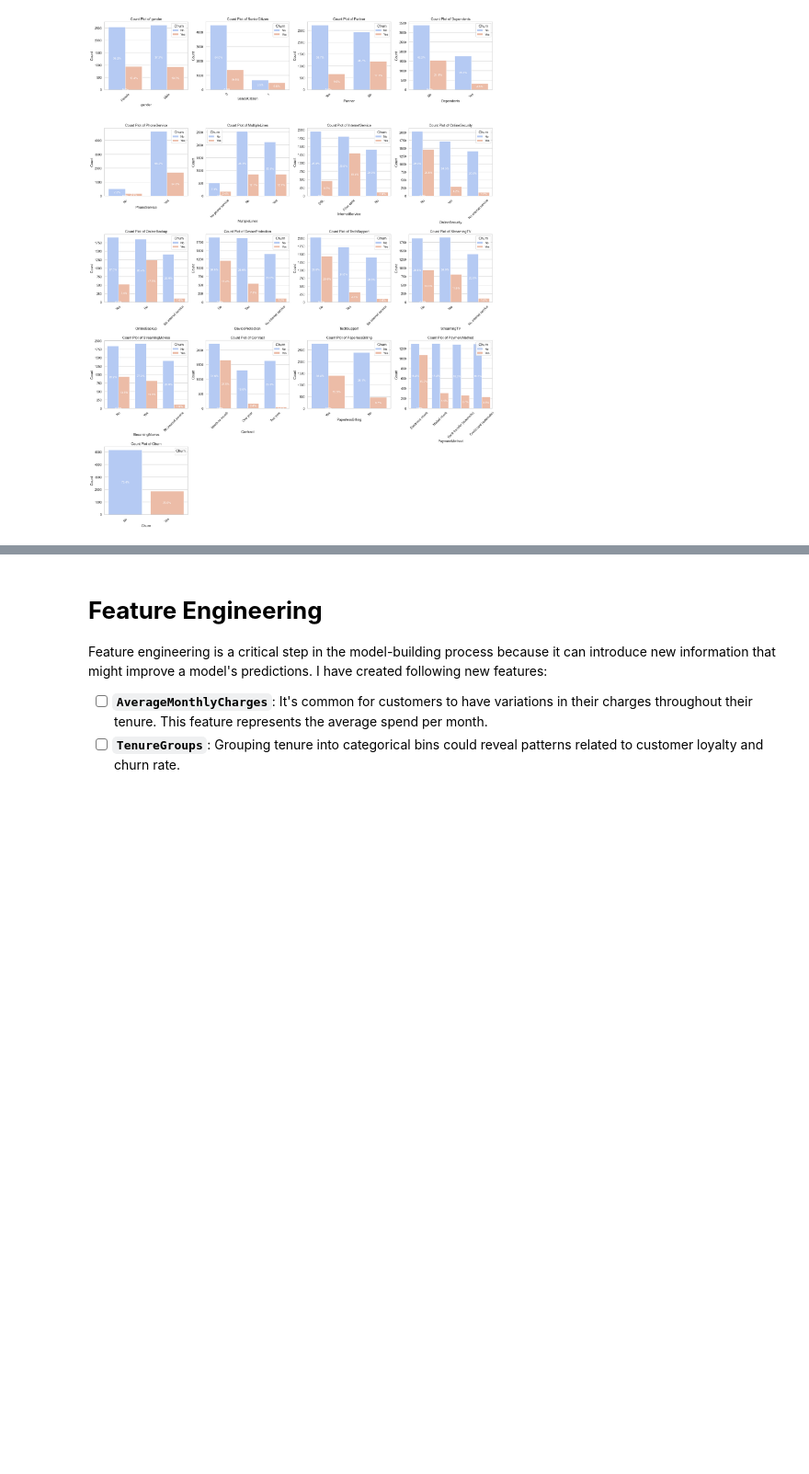
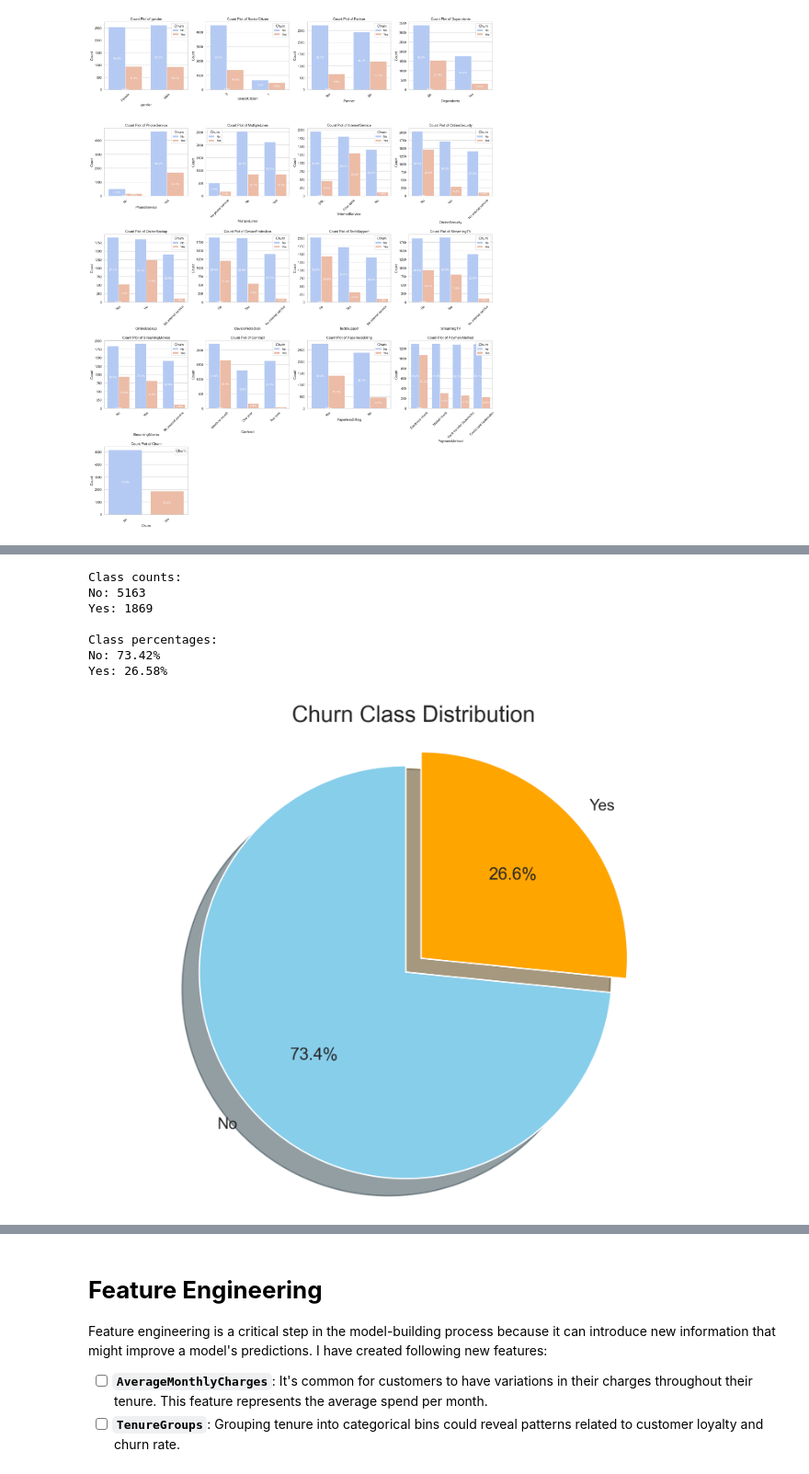
Before and after one commit to VLTSankalpa/TelcoChurnPrediction-VertexAI, a Jupyter notebook: notebook/eda-preprocessing.ipynb, the cells around one changed output, grey strips where cells are left out. Shown at 92% size. Saved outputs shown, nothing was run; the diff lists cells and outputs as text; code cells hidden in the pictures; blank space fills up the shorter version.

```diff
--- a/notebook/eda-preprocessing.ipynb
+++ b/notebook/eda-preprocessing.ipynb
@@ -451,0 +457,40 @@ No artists with labels found to put in legend.  Note that artists whose label st
+# %%
+import matplotlib.pyplot as plt
+
+# Calculate the percentage of each class
+class_counts = df.groupby('Churn').size()
+class_percentages = class_counts / class_counts.sum() * 100
+
+# Print statements
+print("Class counts:")
+for churn_status, count in class_counts.items():
+    print(f"{churn_status}: {count}")
+
+print("\nClass percentages:")
+for churn_status, percentage in class_percentages.items():
+    print(f"{churn_status}: {percentage:.2f}%")
+
+
+# Use the version-specific seaborn style
+plt.style.use('seaborn-v0_8-darkgrid')
+
+# Assuming you have a dataframe `df` with a 'Churn' column
+# Plotting directly without specifying a style
+plt.figure(figsize=(8, 6), dpi=300)  # Adjust the figure size and resolution for higher quality
+plt.pie([73.421502, 26.578498], labels=['No', 'Yes'], autopct='%1.1f%%', startangle=90, explode=(0.1, 0),
+        shadow=True, colors=['skyblue', 'orange'])
+
+plt.title('Churn Class Distribution', fontsize=16)
+plt.axis('equal')  # Equal aspect ratio ensures the pie chart is circular
+
+# Display the plot
+plt.show()
+# %% [output]
+Class counts:
+No: 5163
+Yes: 1869
+
+Class percentages:
+No: 73.42%
+Yes: 26.58%
+[figure, added]
```
Also changed, not shown: parts of 3 cells of this notebook, 4 other files.
